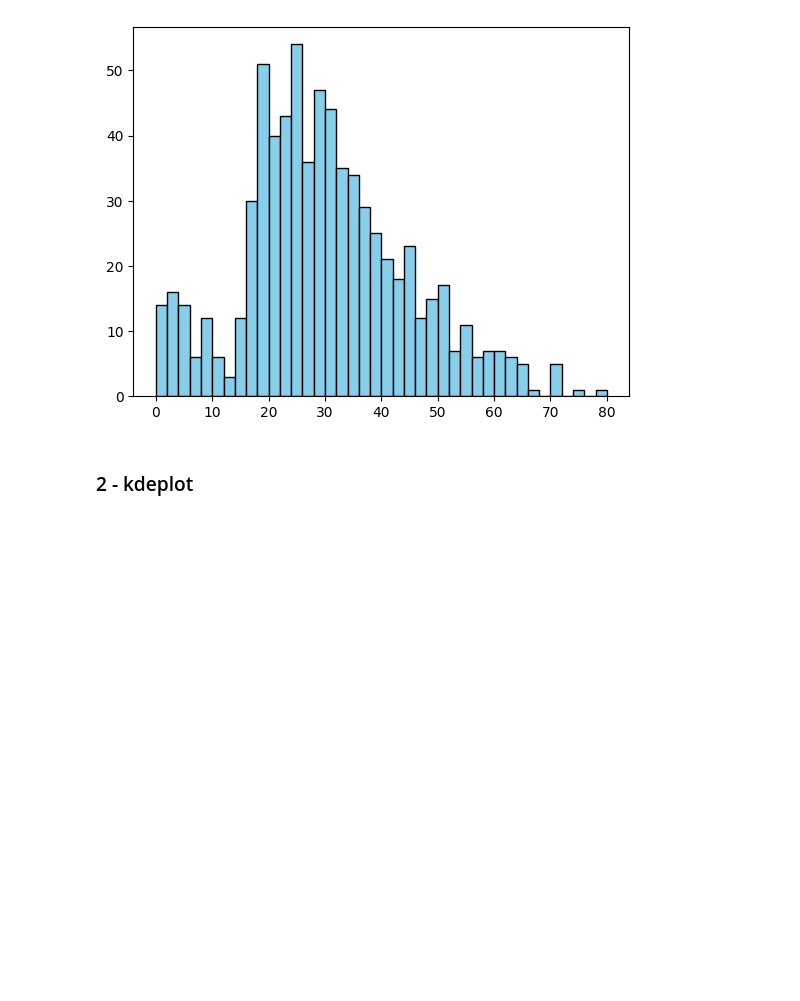
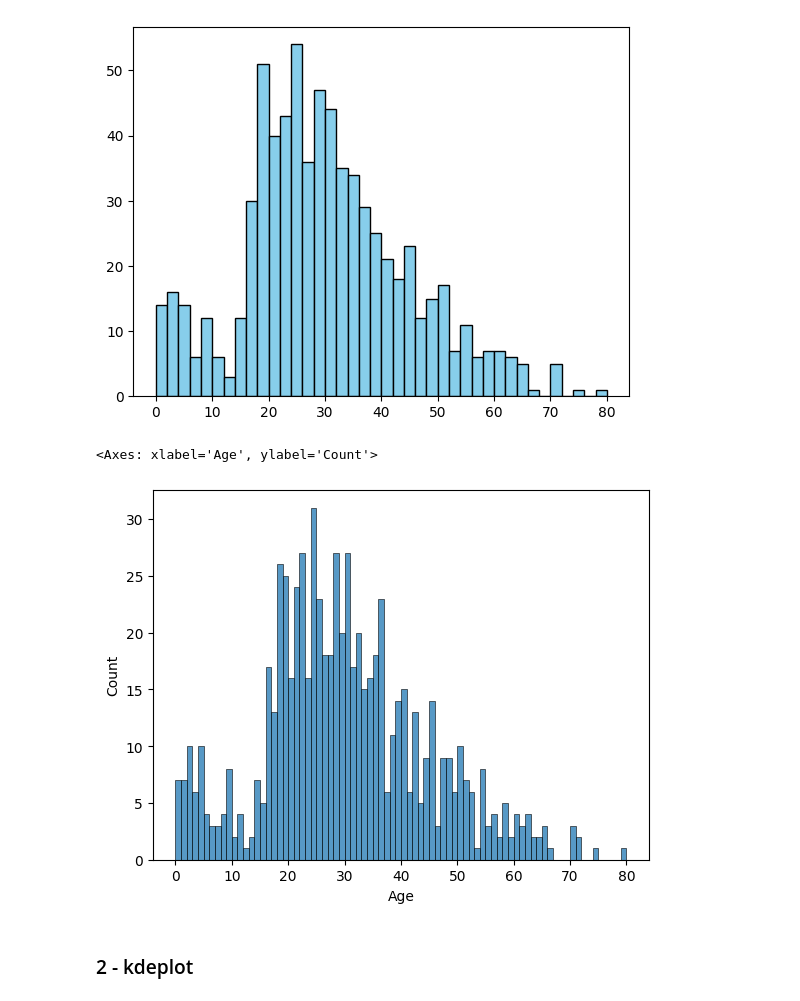
Before and after one commit to Ashura369/python, a Jupyter notebook: 0 ML lecture/6_0 EDA Univariate.ipynb, the cells around one changed output. Saved outputs shown, nothing was run; the diff lists cells and outputs as text; code cells hidden in the pictures; blank space fills up the shorter version.

```diff
--- a/0 ML lecture/6_0 EDA Univariate.ipynb
+++ b/0 ML lecture/6_0 EDA Univariate.ipynb
@@ -29,7 +29,7 @@ import pandas as pd
 import matplotlib.pyplot as plt
 import seaborn as sns
 # %%
-df = pd.read_csv("titanic.csv")
+df = pd.read_csv("train.csv")
 df
 # %% [output]
 |  | PassengerId | Survived | Pclass | Name | Sex | Age | SibSp | Parch | Ticket | Fare | ... |
@@ -125,6 +125,11 @@ If Age ranges from 0 to 80 and you set bins = 8,
 # %% [output]
 '         \nIf Age ranges from 0 to 80 and you set bins = 8,\n    then each bar covers a 10-year range (0-10, 10-20, …).\n    More bins → finer detail (more bars).\n    Fewer bins → broader grouping ( ...
 [figure]
+# %%
+sns.histplot(df, x=df["Age"],bins=range(0, 81, 1), edgecolor='black')
+# %% [output]
+<Axes: xlabel='Age', ylabel='Count'>
+[figure, added]
 # %% [markdown]
 ### 2 - kdeplot
 # %%
```
Also changed, not shown: parts of 1 cell of this notebook, 10 other files.
